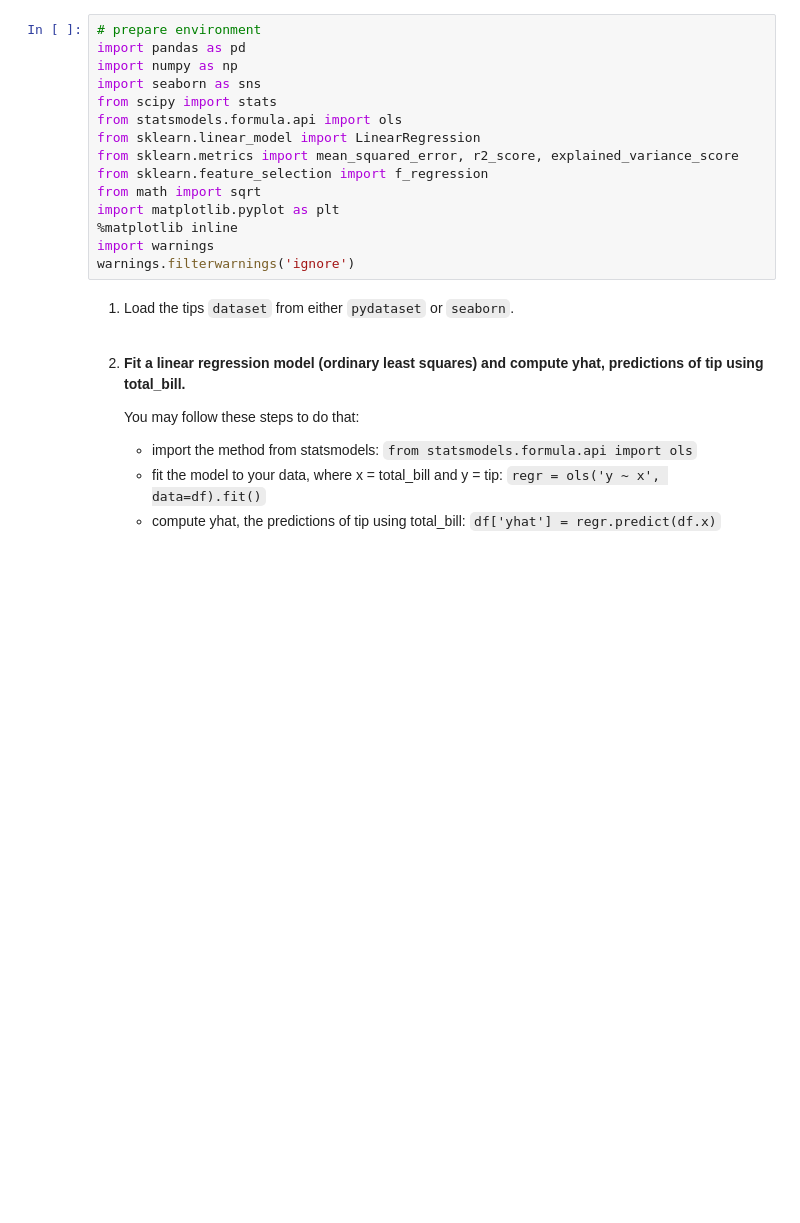
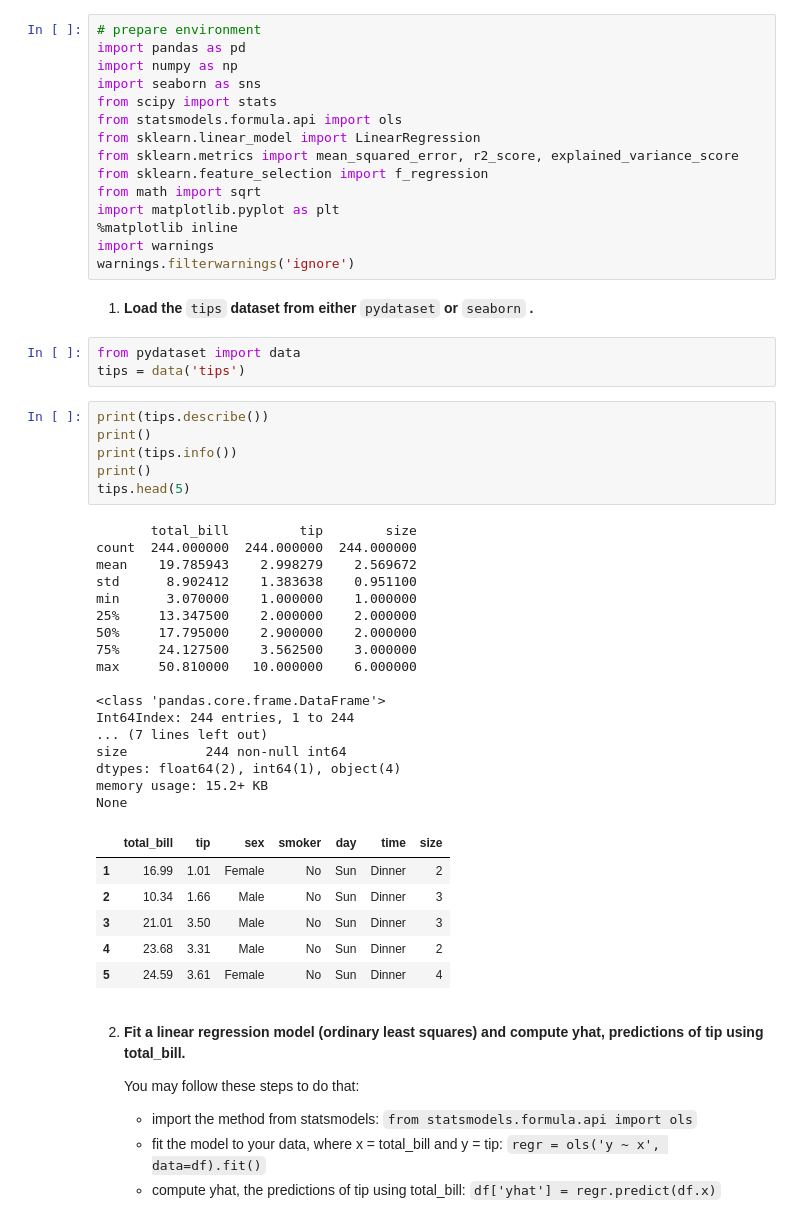
Before and after one commit to kjeliasen/ds-methodologies-exercises, a Jupyter notebook: regression/Evaluate_demo.ipynb, the cells around one changed output. Drawn from its saved outputs; the diff is of its cells as text; blank space fills up the shorter version.

```diff
--- a/regression/Evaluate_demo.ipynb
+++ b/regression/Evaluate_demo.ipynb
@@ -16,7 +16,46 @@ import matplotlib.pyplot as plt
 import warnings
 warnings.filterwarnings('ignore')
 # %% [markdown]
-1. Load the tips `dataset` from either `pydataset` or `seaborn`.
+1. **Load the**
+`tips`
+**dataset from either**
+`pydataset`
+**or**
+`seaborn`
+**.**
+# %%
+from pydataset import data
+tips = data('tips')
+# %%
+print(tips.describe())
+print()
+print(tips.info())
+print()
+tips.head(5)
+# %% [output]
+       total_bill         tip        size
+count  244.000000  244.000000  244.000000
+mean    19.785943    2.998279    2.569672
+std      8.902412    1.383638    0.951100
+min      3.070000    1.000000    1.000000
+25%     13.347500    2.000000    2.000000
+50%     17.795000    2.900000    2.000000
+75%     24.127500    3.562500    3.000000
+max     50.810000   10.000000    6.000000
+
+<class 'pandas.core.frame.DataFrame'>
+Int64Index: 244 entries, 1 to 244
+... (7 lines left out)
+size          244 non-null int64
+dtypes: float64(2), int64(1), object(4)
+memory usage: 15.2+ KB
+None
+|  | total_bill | tip | sex | smoker | day | time | size |
+| 1 | 16.99 | 1.01 | Female | No | Sun | Dinner | 2 |
+| 2 | 10.34 | 1.66 | Male | No | Sun | Dinner | 3 |
+| 3 | 21.01 | 3.50 | Male | No | Sun | Dinner | 3 |
+| 4 | 23.68 | 3.31 | Male | No | Sun | Dinner | 2 |
+| 5 | 24.59 | 3.61 | Female | No | Sun | Dinner | 4 |
 # %% [markdown]
 2. **Fit a linear regression model (ordinary least squares) and compute yhat, predictions of tip using total_bill.**
 
```
Also changed, not shown: parts of 13 cells of this notebook, 3 other files.
